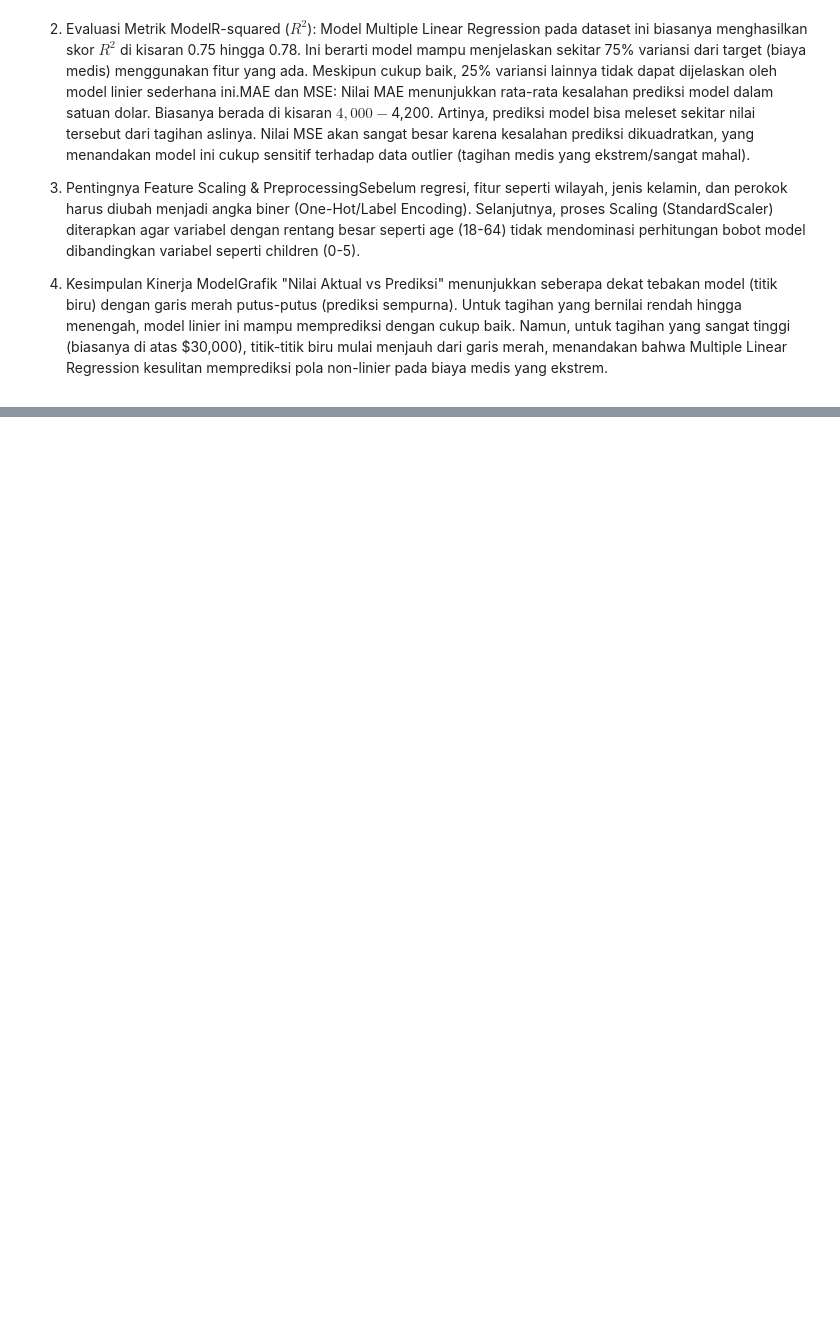
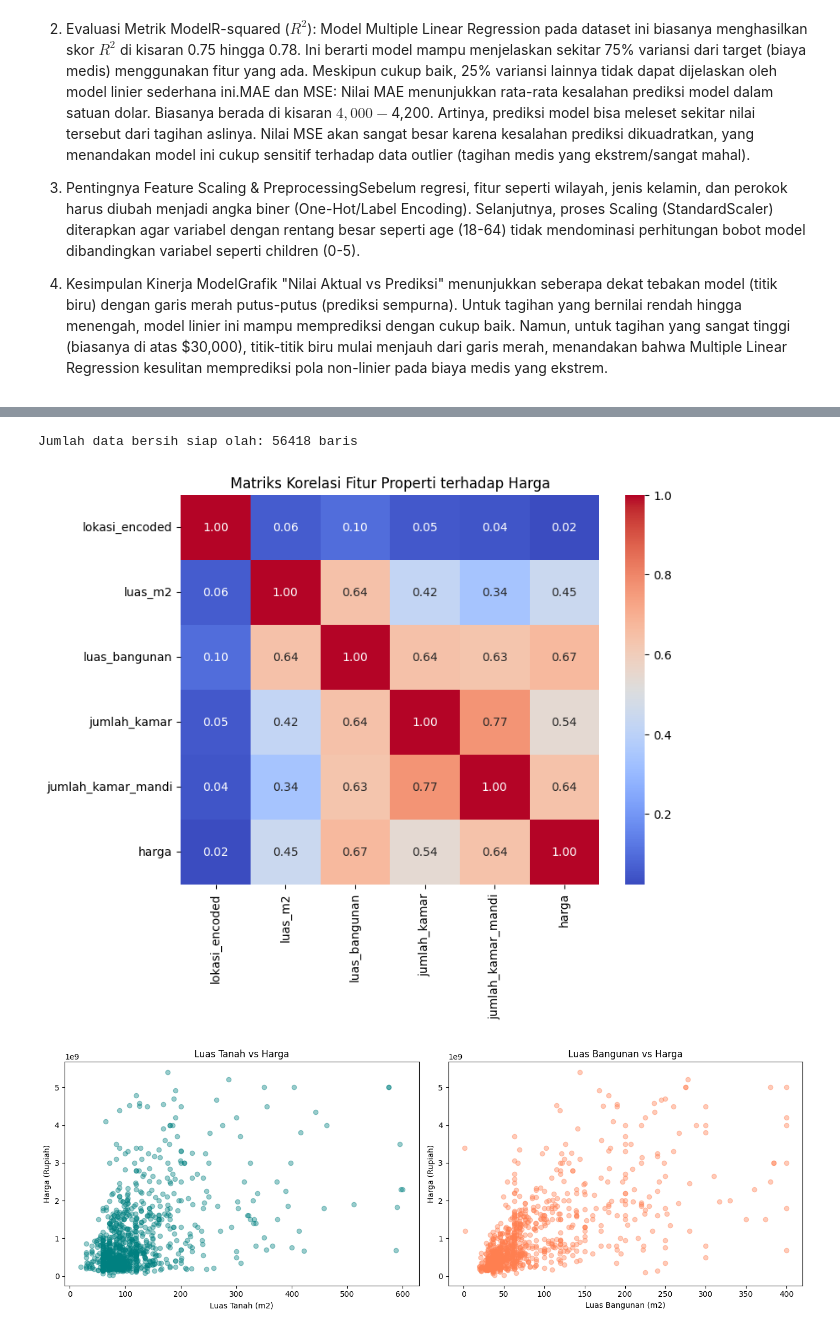
Before and after one commit to m1Febriansyah/244107020199-ML-12, a Jupyter notebook: JS07Tugas.ipynb, the cells around one changed output, grey strips where cells are left out. Drawn from its saved outputs; the diff is of its cells as text; code cells hidden in the pictures; blank space fills up the shorter version.

```diff
--- a/JS07Tugas.ipynb
+++ b/JS07Tugas.ipynb
@@ -111,3 +111,17 @@ Berdasarkan eksekusi model di atas pada dataset asuransi medis standar, berikut
 3. Pentingnya Feature Scaling & PreprocessingSebelum regresi, fitur seperti wilayah, jenis kelamin, dan perokok harus diubah menjadi angka biner (One-Hot/Label Encoding). Selanjutnya, proses Scaling (StandardScaler) diterapkan agar variabel dengan rentang besar seperti age (18-64) tidak mendominasi perhitungan bobot model dibandingkan variabel seperti children (0-5).
 
 4. Kesimpulan Kinerja ModelGrafik "Nilai Aktual vs Prediksi" menunjukkan seberapa dekat tebakan model (titik biru) dengan garis merah putus-putus (prediksi sempurna). Untuk tagihan yang bernilai rendah hingga menengah, model linier ini mampu memprediksi dengan cukup baik. Namun, untuk tagihan yang sangat tinggi (biasanya di atas $30,000), titik-titik biru mulai menjauh dari garis merah, menandakan bahwa Multiple Linear Regression kesulitan memprediksi pola non-linier pada biaya medis yang ekstrem.
+# %%
+import numpy as np
+import pandas as pd
+import matplotlib.pyplot as plt
+import seaborn as sns
+from sklearn.model_selection import train_test_split
+from sklearn.preprocessing import LabelEncoder, StandardScaler
+from sklearn.linear_model import LinearRegression
+from sklearn.svm import SVR
+from sklearn.metrics import r2_score, mean_squared_error, mean_absolute_error
+
+# Load dataset properti
+df = pd.read_csv('properti_multi_kota.csv')
+df.head()
@@ -113,0 +135,48 @@ Berdasarkan eksekusi model di atas pada dataset asuransi medis standar, berikut
+# %%
+# 1. Imputasi missing value dengan median
+for col in ['luas_bangunan', 'jumlah_kamar', 'jumlah_kamar_mandi']:
+    df[col] = df[col].fillna(df[col].median())
+
+# 2. Filter outlier ekstrem (hingga persentil ke-95) agar model regresi stabil dan grafik terbaca jelas
+df_clean = df[
+    (df['luas_m2'] > 0) & (df['luas_m2'] <= df['luas_m2'].quantile(0.95)) &
+    (df['luas_bangunan'] > 0) & (df['luas_bangunan'] <= df['luas_bangunan'].quantile(0.95)) &
+    (df['jumlah_kamar'] > 0) & (df['jumlah_kamar'] <= 15) &
+    (df['jumlah_kamar_mandi'] > 0) & (df['jumlah_kamar_mandi'] <= 15) &
+    (df['harga'] > 1e7) & (df['harga'] <= df['harga'].quantile(0.95))
+].copy()
+
+# 3. Encoding variabel kategorikal 'lokasi'
+le = LabelEncoder()
+df_clean['lokasi_encoded'] = le.fit_transform(df_clean['lokasi'].astype(str))
+
+print(f"Jumlah data bersih siap olah: {len(df_clean)} baris")
+df_clean[['lokasi', 'lokasi_encoded', 'luas_m2', 'luas_bangunan', 'jumlah_kamar', 'jumlah_kamar_mandi', 'harga']].head()
+
+# Heatmap Korelasi antar variabel
+fitur_analisis = ['lokasi_encoded', 'luas_m2', 'luas_bangunan', 'jumlah_kamar', 'jumlah_kamar_mandi', 'harga']
+plt.figure(figsize=(8, 6))
+sns.heatmap(df_clean[fitur_analisis].corr(), annot=True, cmap='coolwarm', fmt='.2f')
+plt.title('Matriks Korelasi Fitur Properti terhadap Harga')
+plt.show()
+
+# Scatter plot hubungan Luas Tanah & Luas Bangunan terhadap Harga (sampel 1000 titik agar ringan)
+df_plot = df_clean.sample(n=min(1000, len(df_clean)), random_state=42)
+fig, axes = plt.subplots(1, 2, figsize=(14, 5))
+
+axes[0].scatter(df_plot['luas_m2'], df_plot['harga'], alpha=0.4, color='teal')
+axes[0].set_xlabel('Luas Tanah (m2)')
+axes[0].set_ylabel('Harga (Rupiah)')
+axes[0].set_title('Luas Tanah vs Harga')
+
+axes[1].scatter(df_plot['luas_bangunan'], df_plot['harga'], alpha=0.4, color='coral')
+axes[1].set_xlabel('Luas Bangunan (m2)')
+axes[1].set_ylabel('Harga (Rupiah)')
+axes[1].set_title('Luas Bangunan vs Harga')
+
+plt.tight_layout()
+plt.show()
+# %% [output]
+Jumlah data bersih siap olah: 56418 baris
+[figure, added]
+[figure, added]
```
Also changed, not shown: parts of 3 cells of this notebook.
